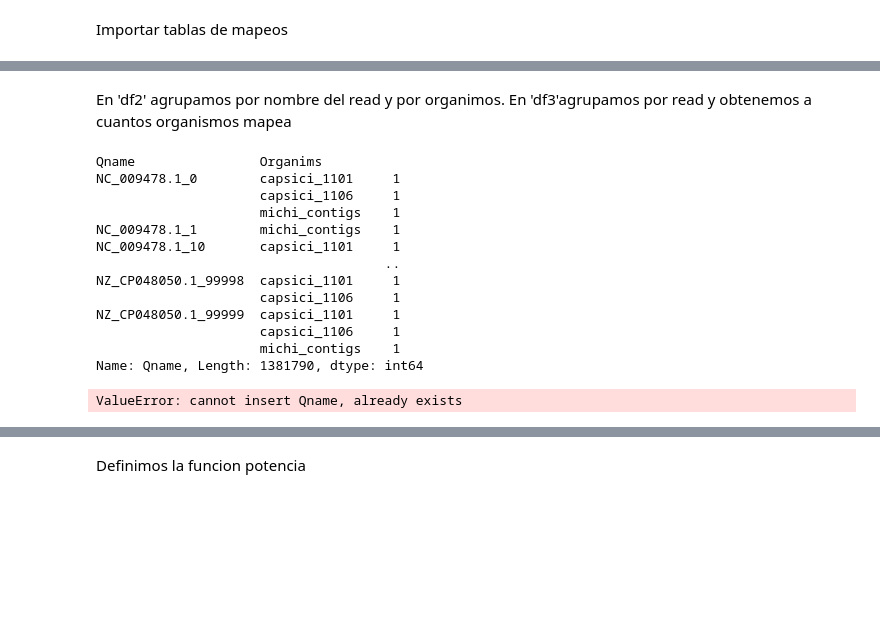
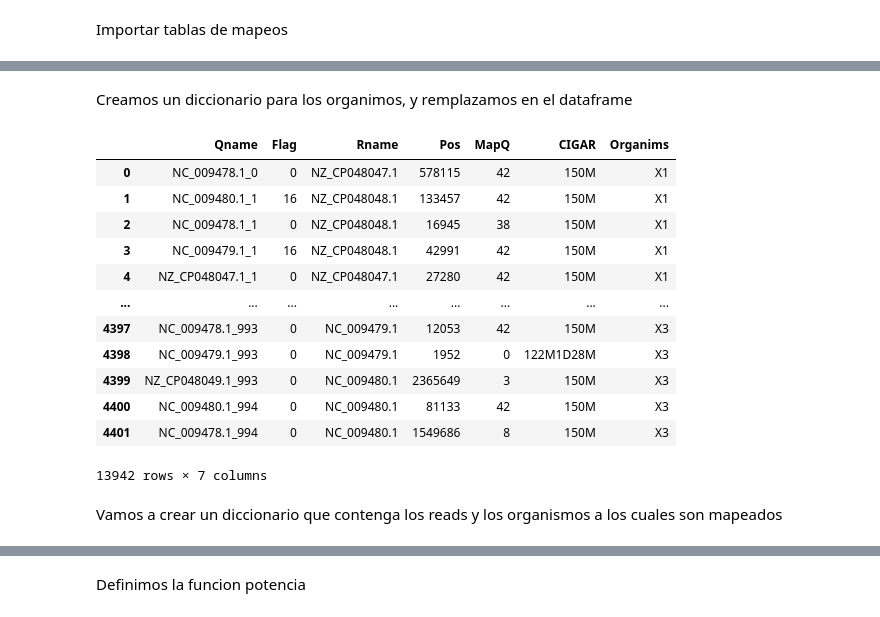
Before and after one commit to Bedxxe/clavibacter, a Jupyter notebook: scripts-tda/tda-clavibacter.ipynb, the cells around one changed output, grey strips where cells are left out. Cells and saved outputs as stored; diff of their text form; code cells hidden in the pictures; blank space fills up the shorter version.

```diff
--- a/scripts-tda/tda-clavibacter.ipynb
+++ b/scripts-tda/tda-clavibacter.ipynb
@@ -256,28 +257,29 @@ df
 # %%
 df.to_csv('MapeoReads-organismos.csv')
-# %% [markdown]
-En 'df2' agrupamos por nombre del read y por organimos.
-En 'df3'agrupamos por read y obtenemos a cuantos organismos mapea
-# %%
-df2=df.groupby(['Qname','Organims'])['Qname'].size()
-df2
-df3=df.groupby(['Qname'])['Qname'].count().reset_index(name='count')
-df2
-# %% [output]
-Qname                Organims
-NC_009478.1_0        capsici_1101     1
-                     capsici_1106     1
-                     michi_contigs    1
-NC_009478.1_1        michi_contigs    1
-NC_009478.1_10       capsici_1101     1
-                                     ..
-NZ_CP048050.1_99998  capsici_1101     1
-                     capsici_1106     1
-NZ_CP048050.1_99999  capsici_1101     1
-                     capsici_1106     1
-                     michi_contigs    1
-Name: Qname, Length: 1381790, dtype: int64
-# %%
-df2.reset_index()
-# %% [output]
-ValueError: cannot insert Qname, already exists
+# %% [markdown]
+Creamos un diccionario para los organimos, y remplazamos en el dataframe
+# %%
+X=df['Organims'].unique().tolist()
+len(X)
+dic_Organisms={}
+for k in range(len(X)):
+    dic_Organisms[X[k]]="X{0}".format(k+1)
+dic_Organisms
+df2=df.replace({"Organims": dic_Organisms})
+df2
+# %% [output]
+|  | Qname | Flag | Rname | Pos | MapQ | CIGAR | Organims |
+| 0 | NC_009478.1_0 | 0 | NZ_CP048047.1 | 578115 | 42 | 150M | X1 |
+| 1 | NC_009480.1_1 | 16 | NZ_CP048048.1 | 133457 | 42 | 150M | X1 |
+| 2 | NC_009478.1_1 | 0 | NZ_CP048048.1 | 16945 | 38 | 150M | X1 |
+| 3 | NC_009479.1_1 | 16 | NZ_CP048048.1 | 42991 | 42 | 150M | X1 |
+| 4 | NZ_CP048047.1_1 | 0 | NZ_CP048047.1 | 27280 | 42 | 150M | X1 |
+| ... | ... | ... | ... | ... | ... | ... | ... |
+| 4397 | NC_009478.1_993 | 0 | NC_009479.1 | 12053 | 42 | 150M | X3 |
+| 4398 | NC_009479.1_993 | 0 | NC_009479.1 | 1952 | 0 | 122M1D28M | X3 |
+| 4399 | NZ_CP048049.1_993 | 0 | NC_009480.1 | 2365649 | 3 | 150M | X3 |
+| 4400 | NC_009480.1_994 | 0 | NC_009480.1 | 81133 | 42 | 150M | X3 |
+| 4401 | NC_009478.1_994 | 0 | NC_009480.1 | 1549686 | 8 | 150M | X3 |
+13942 rows × 7 columns
+# %% [markdown]
+Vamos a crear un diccionario que contenga los reads y los organismos a los cuales son mapeados
```
Also changed, not shown: parts of 14 cells of this notebook, 5 other files.
